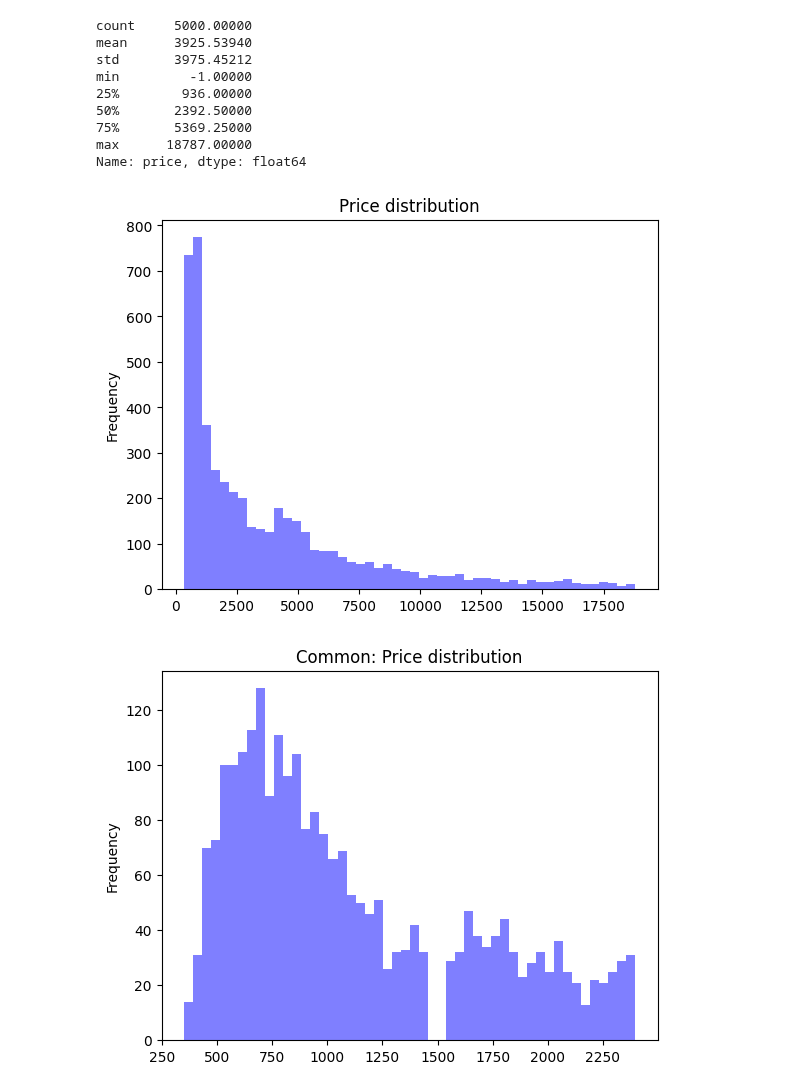
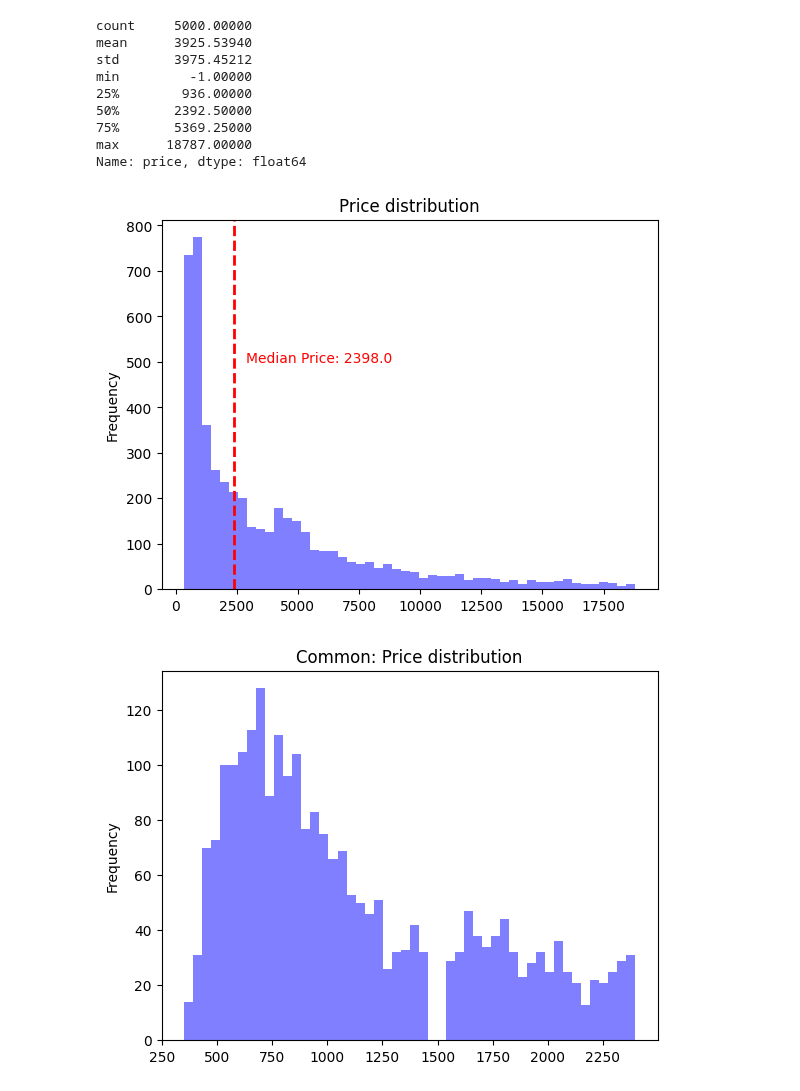
Before and after one commit to jackonedev/xtream-ai-assignment-engineer, a Jupyter notebook: assigment.ipynb, the cells around one changed output. Cells and saved outputs as stored; diff of their text form; code cells hidden in the pictures.

```diff
--- a/assigment.ipynb
+++ b/assigment.ipynb
@@ -1,13 +1,18 @@
 # %%
-import os
+import warnings
+import os, pickle
 import numpy as np
 import pandas as pd
-from sklearn.preprocessing import OneHotEncoder, MinMaxScaler, StandardScaler
-from sklearn.metrics import r2_score, explained_variance_score ,mean_absolute_error, max_error
-from sklearn.linear_model import LogisticRegression
-import lightgbm as lgb
+import matplotlib.pyplot as plt
+from sklearn.metrics import roc_auc_score, confusion_matrix, ConfusionMatrixDisplay
+
+import lime
+import lime.lime_tabular
 import shap
+
+from pipelines.functions import see_results, evaluate_metrics
+from ml_injection_pipeline import prediction_pipeline, interpretation_pipeline
 from tools.feed import data_info
-from tools.preprocessing import train_val_test_split, build_features
+from utils.config import DATASET_PATH, MODELS_PATH, MODEL_DATA_PATH
 
-DATASET_PATH = os.path.join(os.path.dirname('.'), 'datasets', 'diamonds', 'diamonds.csv')
+warnings.filterwarnings("ignore")
@@ -56,9 +67,20 @@ Name: price, dtype: float64
 # REMOVE OUTLIERS
 outlier_sample = df[df.price < 0]
 df = df[df.price > 0].reset_index(drop=True)
-# %%
-df.price.plot.hist(bins=50, alpha=0.5, color='b', title='Price distribution');
-# %% [output]
-[figure, removed]
+# %%
+# Plot the histogram
+df.price.plot.hist(bins=50, alpha=0.5, color='b', title='Price distribution')
+
+# Add a vertical line at the median price value
+median_price = df.price.median()
+plt.axvline(median_price, color='r', linestyle='--', linewidth=2)
+
+# Add text mentioning the median value
+plt.text(median_price +500, 500, f"Median Price: {median_price}", color='r')
+
+# Show the plot
+plt.show()
+# %% [output]
+[figure, added]
 # %%
 # PRE CATEGORIZATION PROCESS USSING MEDIAN PRICE
```
Also changed, not shown: parts of 38 cells of this notebook.
